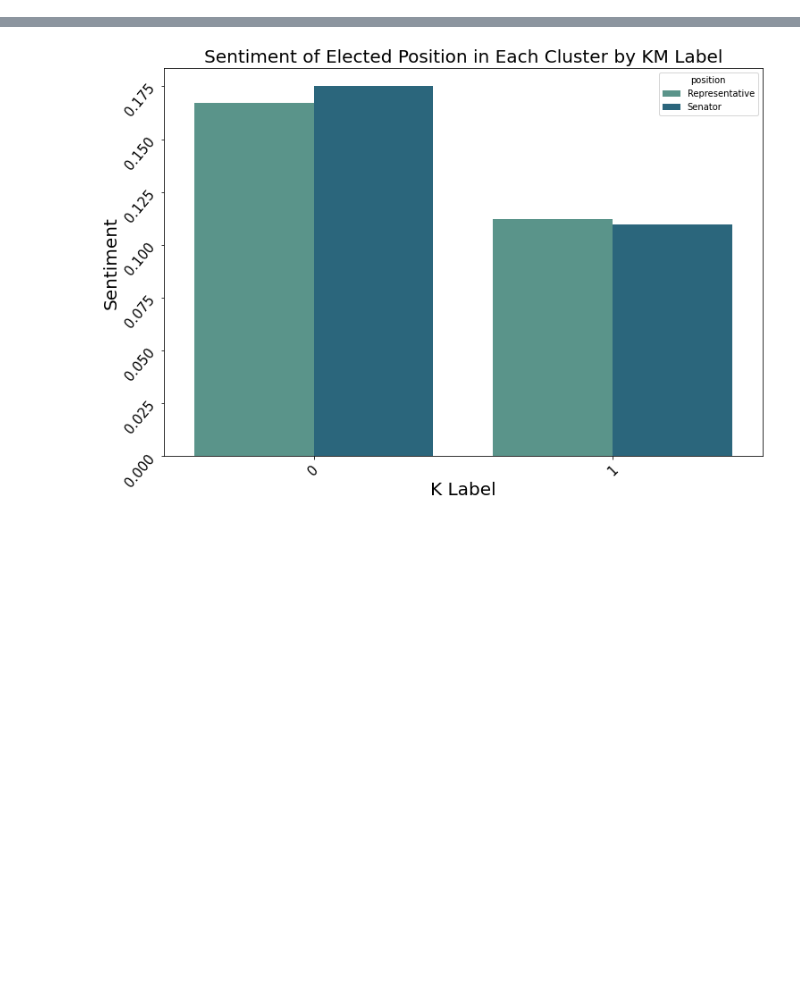
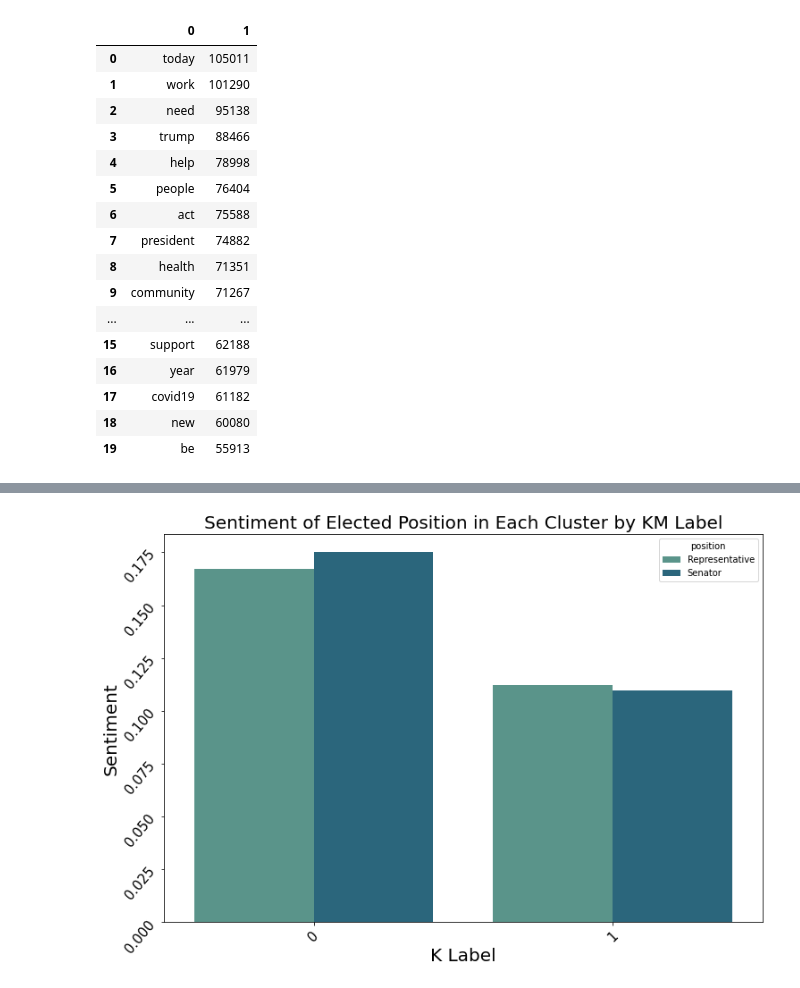
Before and after one commit to jabrown5/political-affiliation-using-twitter-116th-congress, a Jupyter notebook: code/07_Cluster_Analysis.ipynb, the cells around one changed output, grey strips where cells are left out. Saved outputs shown, nothing was run; the diff lists cells and outputs as text; code cells hidden in the pictures; blank space fills up the shorter version.

```diff
--- a/code/07_Cluster_Analysis.ipynb
+++ b/code/07_Cluster_Analysis.ipynb
@@ -18,0 +85,36 @@ data = pd.read_csv('../data/sentiment_df.csv')
+# %%
+cluster_0 = data_.loc[data_['km_label_cvec'] == 0]
+
+# count the most frequently occuring words
+
+# dictionary to hold column header, count (key, value)
+freq_words = {}
+
+# loop through columns
+for col in cluster_0.columns:
+
+    # save sum of each column in dictionary
+    freq_words[col] = cluster_0[col].sum()
+
+# save dictionary words in a dataframe
+most_common_0 = pd.DataFrame(sorted(freq_words.items(), key = lambda x: x[1], reverse = True))
+
+most_common_0[:20]
+# %% [output]
+|  | 0 | 1 |
+| 0 | today | 105011 |
+| 1 | work | 101290 |
+| 2 | need | 95138 |
+| 3 | trump | 88466 |
+| 4 | help | 78998 |
+| 5 | people | 76404 |
+| 6 | act | 75588 |
+| 7 | president | 74882 |
+| 8 | health | 71351 |
+| 9 | community | 71267 |
+| ... | ... | ... |
+| 15 | support | 62188 |
+| 16 | year | 61979 |
+| 17 | covid19 | 61182 |
+| 18 | new | 60080 |
+| 19 | be | 55913 |
```
Also changed, not shown: parts of 7 cells of this notebook, 6 other files.
